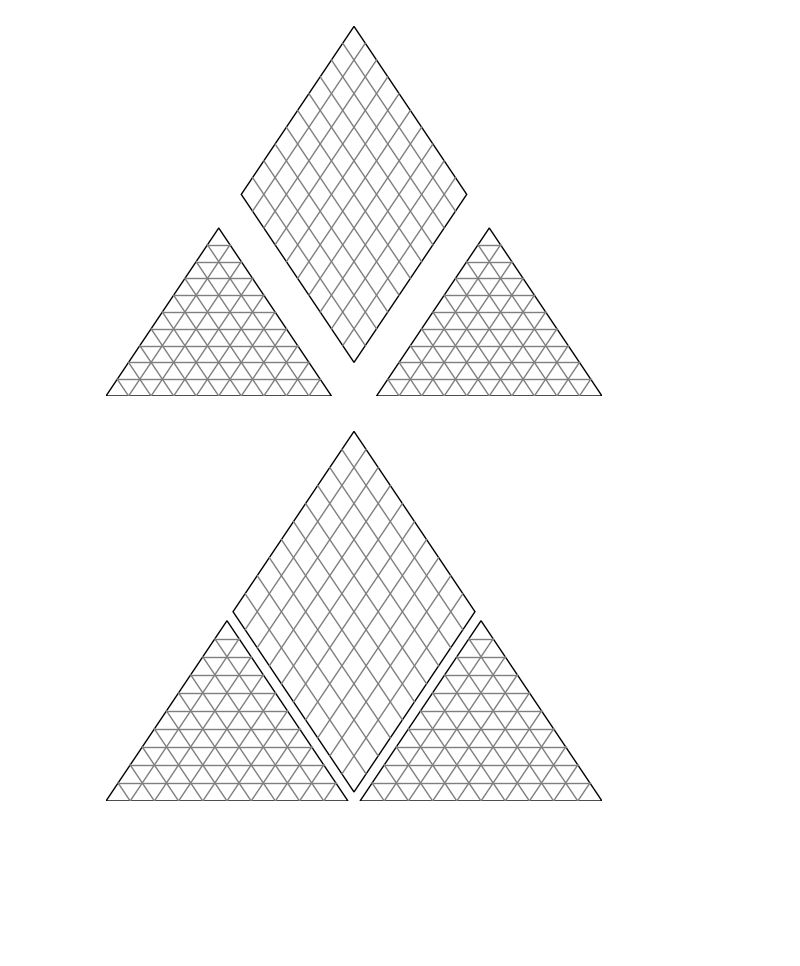
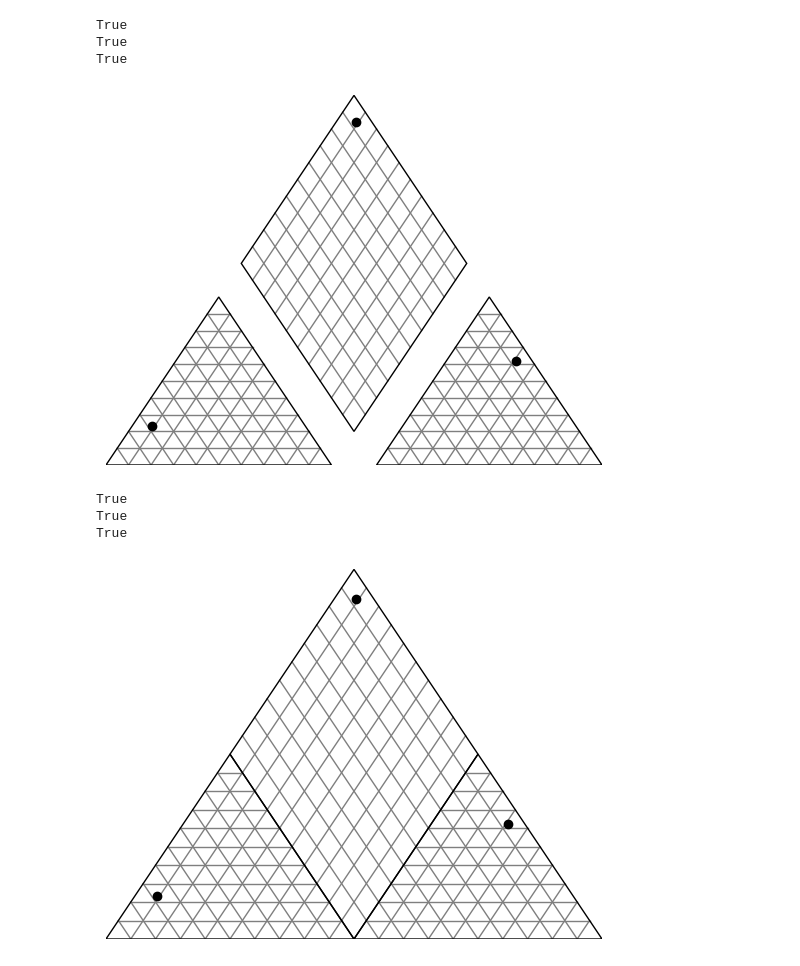
Before and after one commit to dannbuckley/TernaryDiagrams, a Jupyter notebook: Piper.ipynb, the cells around one changed output. Drawn from its saved outputs; the diff is of its cells as text; code cells hidden in the pictures; blank space fills up the shorter version.

Commit message:
Test transformations for plotting data

```diff
--- a/Piper.ipynb
+++ b/Piper.ipynb
@@ -51,25 +51,25 @@ def ternary_with_combined(side_len: float, sep_len: float):
 
         # === lower left triangle ===
         # horizontal line
-        make_tri_diag(perc, ll_left, ll_top, ll_right, color='tab:gray', lw=1)
+        make_tri_diag(perc, ll_left, ll_top, ll_right, color='tab:gray', lw=1, zorder=1)
         # [lower-left]-to-[upper-right] diagonal
-        make_tri_diag(perc, ll_top, ll_right, ll_left, color='tab:gray', lw=1)
+        make_tri_diag(perc, ll_top, ll_right, ll_left, color='tab:gray', lw=1, zorder=1)
         # [upper-left]-to-[lower-right] diagonal
-        make_tri_diag(perc, ll_right, ll_left, ll_top, color='tab:gray', lw=1)
+        make_tri_diag(perc, ll_right, ll_left, ll_top, color='tab:gray', lw=1, zorder=1)
 
         # === lower right triangle ===
         # horizontal line
-        make_tri_diag(perc, lr_left, lr_top, lr_right, color='tab:gray', lw=1)
+        make_tri_diag(perc, lr_left, lr_top, lr_right, color='tab:gray', lw=1, zorder=1)
         # [lower-left]-to-[upper-right] diagonal
-        make_tri_diag(perc, lr_top, lr_right, lr_left, color='tab:gray', lw=1)
+        make_tri_diag(perc, lr_top, lr_right, lr_left, color='tab:gray', lw=1, zorder=1)
         # [upper-left]-to-[lower-right] diagonal
-        make_tri_diag(perc, lr_right, lr_left, lr_top, color='tab:gray', lw=1)
+        make_tri_diag(perc, lr_right, lr_left, lr_top, color='tab:gray', lw=1, zorder=1)
 
         # === quad ===
         # [lower-left]-to-[upper-right] diagonal
-        make_diag(perc, q_bot, q_left, q_right, q_top, color='tab:gray', lw=1)
+        make_diag(perc, q_bot, q_left, q_right, q_top, color='tab:gray', lw=1, zorder=1)
         # [upper-left]-to-[lower-right] diagonal
-        make_diag(perc, q_bot, q_right, q_left, q_top, color='tab:gray', lw=1)
+        make_diag(perc, q_bot, q_right, q_left, q_top, color='tab:gray', lw=1, zorder=1)
 
     # lower left triangle
     ax.add_patch(Polygon([ll_left, ll_right, ll_top], closed=True, fill=False))
@@ -80,6 +80,52 @@ def ternary_with_combined(side_len: float, sep_len: float):
     # combined quad
     ax.add_patch(Polygon([q_bot, q_right, q_top, q_left], closed=True, fill=False))
 
+    # test lower left triangle with data
+    a_v = 0.68
+    b_v = 0.09
+    c_v = 1.0 - (a_v + b_v)
+
+    a_p = ll_left + ((1.0 - a_v) * np.array([3.0 * side_len / 4.0, side_len * sq3 / 4.0]))
+    b_p = ll_right + ((1.0 - b_v) * np.array([-3.0 * side_len / 4.0, side_len * sq3 / 4.0]))
+    c_p = ll_top + ((1.0 - c_v) * np.array([0, side_len * sq3 / -2.0]))
+
+    ll_pt_x = 0.5 * (a_p[0] + b_p[0] + ((a_p[1] - b_p[1]) / sq3))
+    ll_pt_y_ap = (sq3 * (a_p[0] - ll_pt_x)) + a_p[1]
+    ll_pt_y_bp = (sq3 * (ll_pt_x - b_p[0])) + b_p[1]
+    ll_pt_y = np.mean([ll_pt_y_ap, ll_pt_y_bp, c_p[1]])
+    # sanity check
+    print(np.allclose([ll_pt_y_ap, ll_pt_y_bp, c_p[1]], [ll_pt_y] * 3))
+
+    ax.scatter([ll_pt_x], [ll_pt_y], c='k')
+
+    # test lower right triangle with data
+    d_v = 0.07
+    e_v = 0.31
+    f_v = 1.0 - (d_v + e_v)
+
+    d_p = lr_left + ((1.0 - d_v) * np.array([3.0 * side_len / 4.0, side_len * sq3 / 4.0]))
+    e_p = lr_right + ((1.0 - e_v) * np.array([-3.0 * side_len / 4.0, side_len * sq3 / 4.0]))
+    f_p = lr_top + ((1.0 - f_v) * np.array([0, side_len * sq3 / -2.0]))
+
+    lr_pt_x = 0.5 * (d_p[0] + e_p[0] + ((d_p[1] - e_p[1]) / sq3))
+    lr_pt_y_dp = (sq3 * (d_p[0] - lr_pt_x)) + d_p[1]
+    lr_pt_y_ep = (sq3 * (lr_pt_x - e_p[0])) + e_p[1]
+    lr_pt_y = np.mean([lr_pt_y_dp, lr_pt_y_ep, f_p[1]])
+    # sanity check
+    print(np.allclose([lr_pt_y_dp, lr_pt_y_ep, f_p[1]], [lr_pt_y] * 3))
+
+    ax.scatter([lr_pt_x], [lr_pt_y], c='k')
+
+    # test quad with combined data
+    q_pt_x = 0.5 * (ll_pt_x + lr_pt_x + ((lr_pt_y - ll_pt_y) / sq3))
+    q_pt_y_ll = (sq3 * (q_pt_x - ll_pt_x)) + ll_pt_y
+    q_pt_y_lr = (sq3 * (lr_pt_x - q_pt_x)) + lr_pt_y
+    q_pt_y = np.mean([q_pt_y_ll, q_pt_y_lr])
+    # sanity check
+    print(np.allclose([q_pt_y_ll, q_pt_y_lr], [q_pt_y] * 2))
+
+    ax.scatter([q_pt_x], [q_pt_y], c='k')
+
     ax.set_xlim(xmin=0, xmax=(2.0 * side_len) + sep_len)
     ax.set_ylim(ymin=0, ymax=sq3 * (side_len + (sep_len / 2.0)))
     ax.set_xticks([])
@@ -90,8 +136,14 @@ def ternary_with_combined(side_len: float, sep_len: float):
 
 ternary_with_combined(5, 1)
 # %% [output]
+True
+True
+True
-[figure, old version]
+[figure, new version]
 # %%
-ternary_with_combined(5, 0.25)
+ternary_with_combined(5, 0)
 # %% [output]
+True
+True
+True
-[figure, old version]
+[figure, new version]
```
